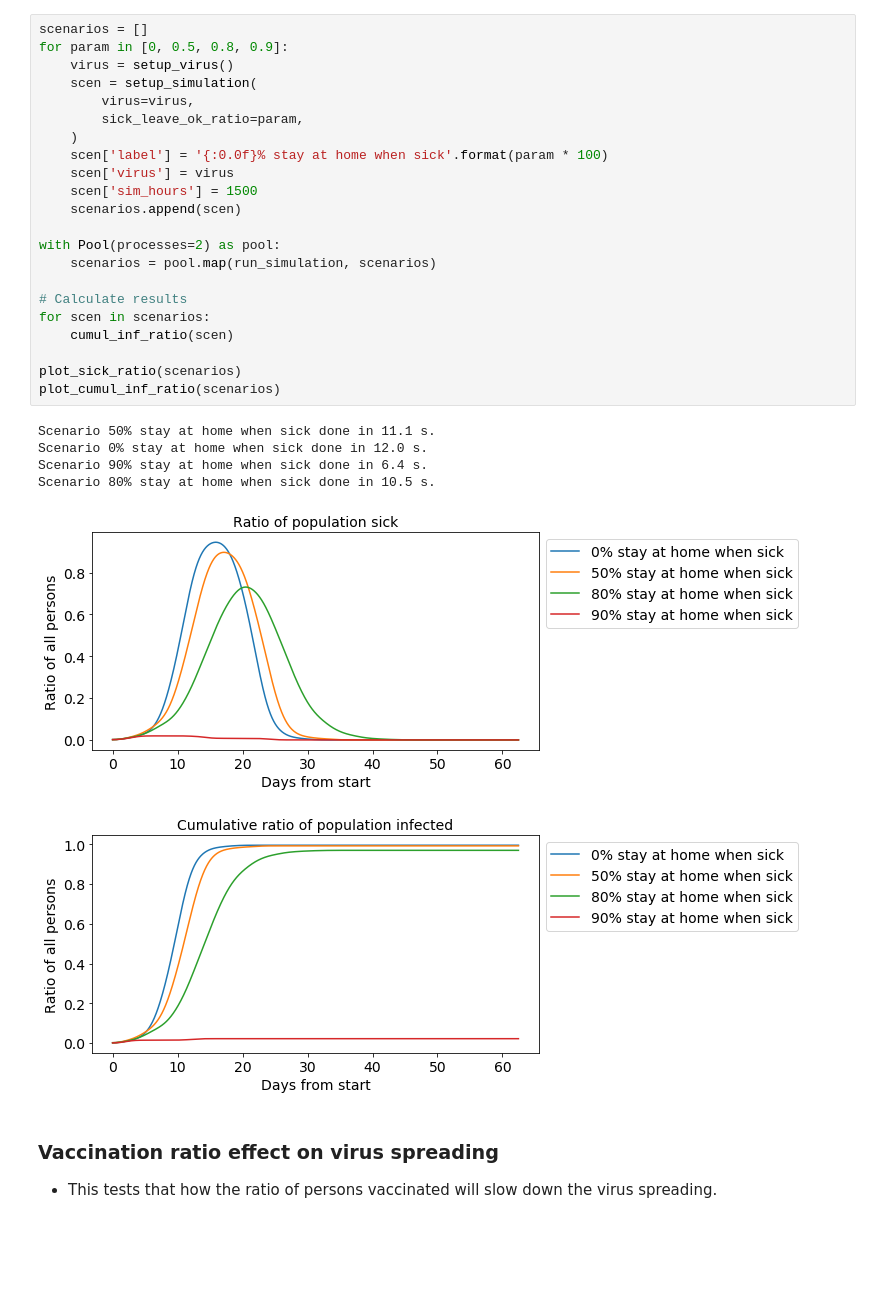
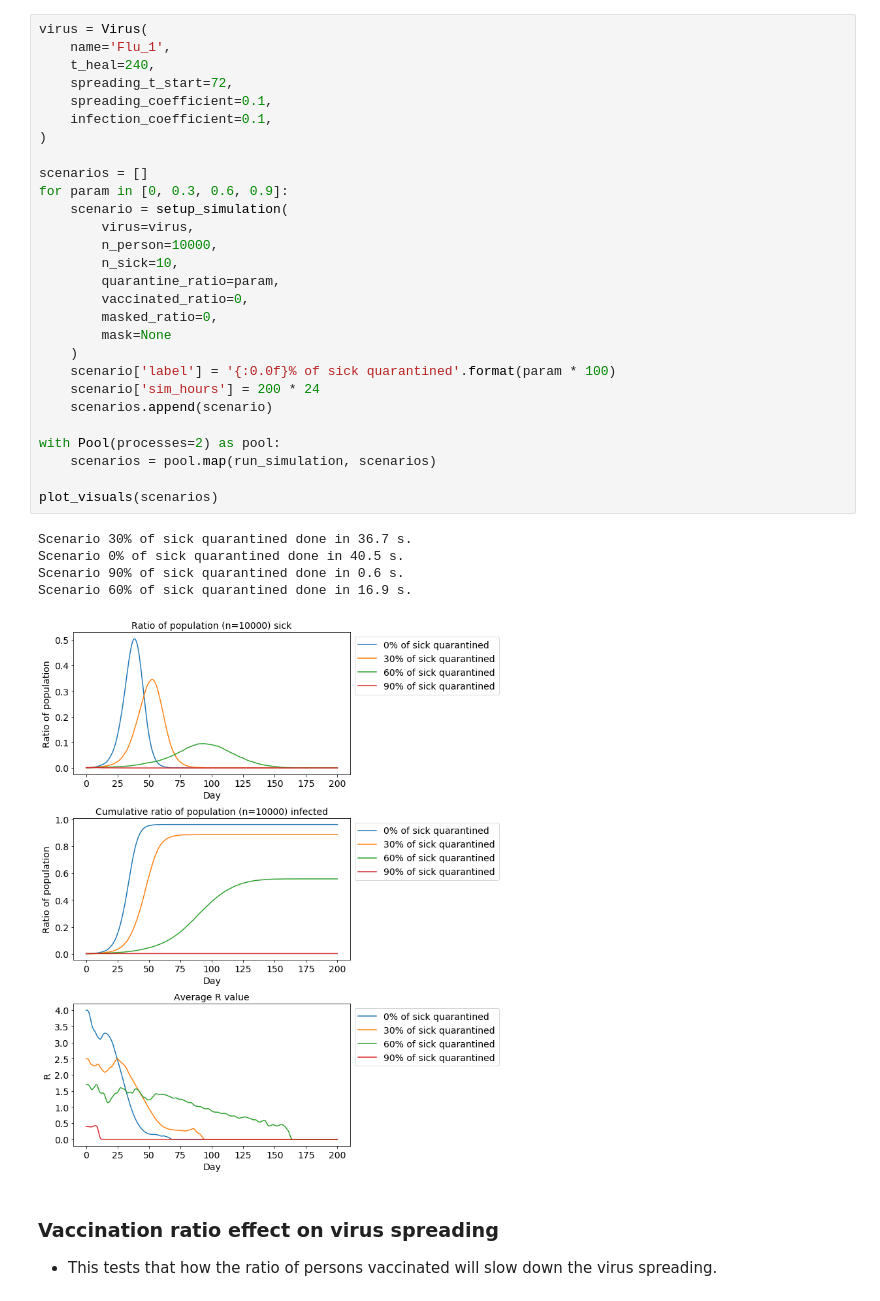
Before and after one commit to Kursula/virus_spreading_simulator, a Jupyter notebook: Virus_sim.ipynb, the cells around one changed output. Saved outputs shown, nothing was run; the diff lists cells and outputs as text; blank space fills up the shorter version.

```diff
--- a/Virus_sim.ipynb
+++ b/Virus_sim.ipynb
@@ -220,32 +26,37 @@ def setup_virus():
 # %%
+virus = Virus(
+    name='Flu_1',
+    t_heal=240,
+    spreading_t_start=72,
+    spreading_coefficient=0.1,
+    infection_coefficient=0.1,
+)
+
 scenarios = []
-for param in [0, 0.5, 0.8, 0.9]:
-    virus = setup_virus()
-    scen = setup_simulation(
+for param in [0, 0.3, 0.6, 0.9]:
+    scenario = setup_simulation(
         virus=virus,
-        sick_leave_ok_ratio=param,
+        n_person=10000,
+        n_sick=10,
+        quarantine_ratio=param,
+        vaccinated_ratio=0,
+        masked_ratio=0,
+        mask=None
     )
-    scen['label'] = '{:0.0f}% stay at home when sick'.format(param * 100)
-    scen['virus'] = virus
-    scen['sim_hours'] = 1500
-    scenarios.append(scen)
+    scenario['label'] = '{:0.0f}% of sick quarantined'.format(param * 100)
+    scenario['sim_hours'] = 200 * 24
+    scenarios.append(scenario)
 
 with Pool(processes=2) as pool:
     scenarios = pool.map(run_simulation, scenarios)
 
-# Calculate results
-for scen in scenarios:
-    cumul_inf_ratio(scen)
-
-plot_sick_ratio(scenarios)
-plot_cumul_inf_ratio(scenarios)
+plot_visuals(scenarios)
 # %% [output]
-Scenario 50% stay at home when sick done in 11.1 s.
-Scenario 0% stay at home when sick done in 12.0 s.
-Scenario 90% stay at home when sick done in 6.4 s.
-Scenario 80% stay at home when sick done in 10.5 s.
+Scenario 30% of sick quarantined done in 36.7 s.
+Scenario 0% of sick quarantined done in 40.5 s.
+Scenario 90% of sick quarantined done in 0.6 s.
+Scenario 60% of sick quarantined done in 16.9 s.
-[figure, old version]
+[figure, new version]
-[figure, removed]
 # %% [markdown]
 ### Vaccination ratio effect on virus spreading
 - This tests that how the ratio of persons vaccinated will slow down the virus spreading.
```
Also changed, not shown: parts of 18 cells of this notebook, 6 other files.
